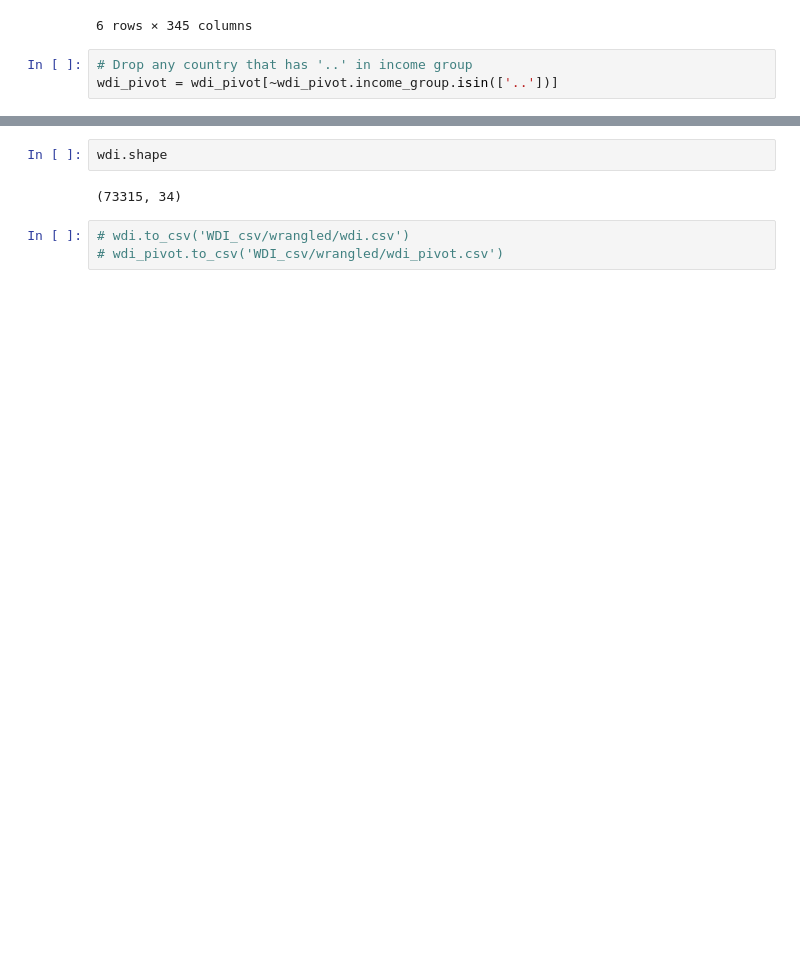
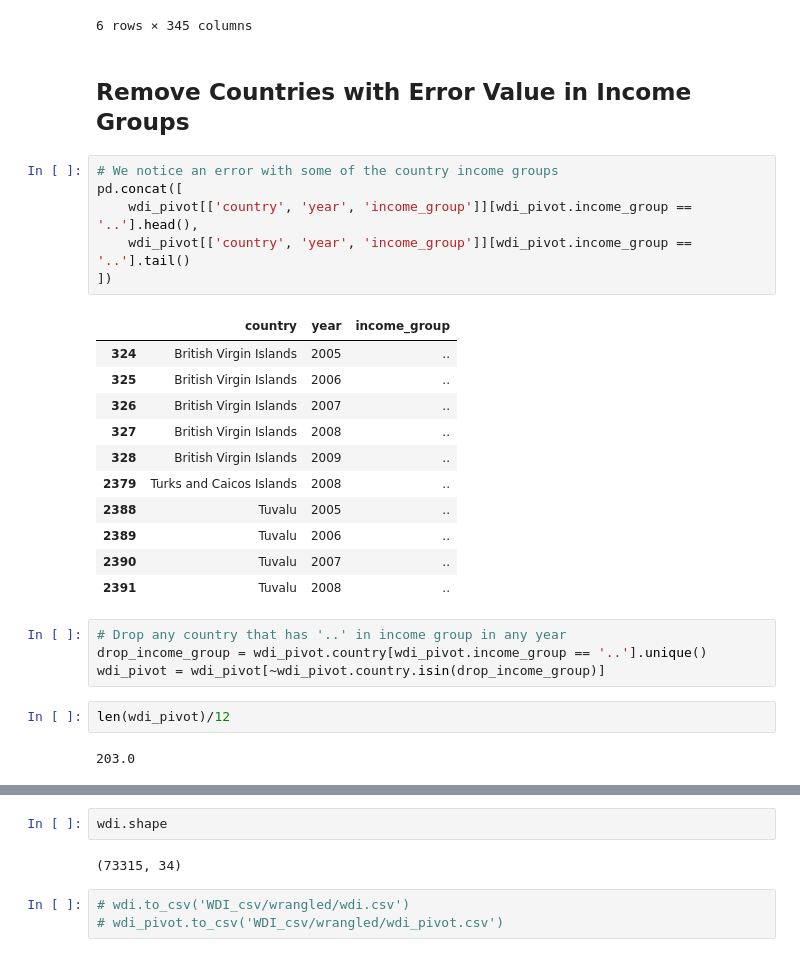
Before and after one commit to dametreusv/world_development_indicators, a Jupyter notebook: WDI_wrangle.ipynb, the cells around one changed output, grey strips where cells are left out. Saved outputs shown, nothing was run; the diff lists cells and outputs as text; blank space fills up the shorter version.

```diff
--- a/WDI_wrangle.ipynb
+++ b/WDI_wrangle.ipynb
@@ -728,9 +730,34 @@ wdi_pivot.iloc[14:20]
 | 18 | Albania | 67.81 | 100.0 | 100.0 | 100.0 | ... |
 | 19 | Albania | 69.96 | 100.0 | 100.0 | 100.0 | ... |
 6 rows × 345 columns
+# %% [markdown]
+## Remove Countries with Error Value in Income Groups
+# %%
+# We notice an error with some of the country income groups
+pd.concat([
+    wdi_pivot[['country', 'year', 'income_group']][wdi_pivot.income_group == '..'].head(),
+    wdi_pivot[['country', 'year', 'income_group']][wdi_pivot.income_group == '..'].tail()
+])
+# %% [output]
+|  | country | year | income_group |
+| 324 | British Virgin Islands | 2005 | .. |
+| 325 | British Virgin Islands | 2006 | .. |
+| 326 | British Virgin Islands | 2007 | .. |
+| 327 | British Virgin Islands | 2008 | .. |
+| 328 | British Virgin Islands | 2009 | .. |
+| 2379 | Turks and Caicos Islands | 2008 | .. |
+| 2388 | Tuvalu | 2005 | .. |
+| 2389 | Tuvalu | 2006 | .. |
+| 2390 | Tuvalu | 2007 | .. |
+| 2391 | Tuvalu | 2008 | .. |
 # %%
-# Drop any country that has '..' in income group
-wdi_pivot = wdi_pivot[~wdi_pivot.income_group.isin(['..'])]
+# Drop any country that has '..' in income group in any year
+drop_income_group = wdi_pivot.country[wdi_pivot.income_group == '..'].unique()
+wdi_pivot = wdi_pivot[~wdi_pivot.country.isin(drop_income_group)]
+# %%
+len(wdi_pivot)/12
+# %% [output]
+203.0
 # %%
 wdi_pivot.shape
 # %% [output]
```
Also changed, not shown: parts of 14 cells of this notebook.
